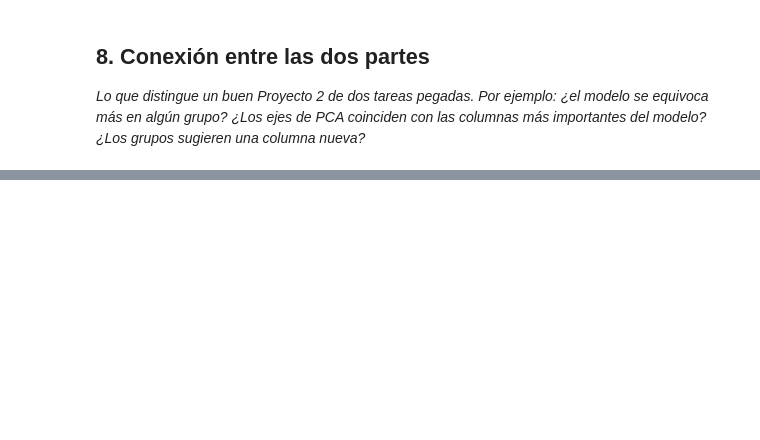
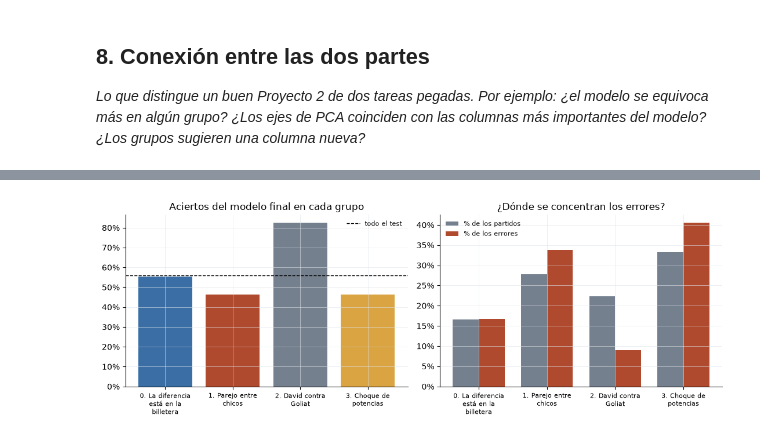
Before and after one commit to MrCifristo/Data-Science, a Jupyter notebook: Proyecto 2/P2_BeltranMilton.ipynb, the cells around one changed output, grey strips where cells are left out. Saved outputs shown, nothing was run; the diff lists cells and outputs as text; code cells hidden in the pictures; blank space fills up the shorter version.

```diff
--- a/Proyecto 2/P2_BeltranMilton.ipynb
+++ b/Proyecto 2/P2_BeltranMilton.ipynb
@@ -649,0 +1122,72 @@ from sklearn.metrics import silhouette_score
+# %%
+import textwrap
+from matplotlib.ticker import PercentFormatter
+
+# los grupos de la seccion 7 contra las predicciones de test de la seccion 6.
+# no se ajusta nada nuevo: el agrupador viene del train y las predicciones son las del modelo final
+NOMBRES_GRUPOS = {0: "La diferencia está en la billetera", 1: "Parejo entre chicos",
+                  2: "David contra Goliat", 3: "Choque de potencias"}
+
+cruce = evaluacion.assign(grupo=grupo_te)
+# log-loss de cada partido: que tan poca probabilidad le dio el modelo a lo que de verdad paso
+col_real = pd.Index(final_ajustado.classes_).get_indexer(cruce["resultado"])
+cruce["perdida"] = -np.log(proba_te[np.arange(len(cruce)), col_real])
+
+
+def medir(s):
+    return {"partidos": len(s),
+            "acierto": s["acierto"].mean(),
+            "f1_macro": f1_score(s["resultado"], s["pred"], average="macro", zero_division=0),
+            "f1_empate": f1_score(s["resultado"], s["pred"], labels=["empate"], average="macro",
+                                  zero_division=0),
+            "log_loss": s["perdida"].mean(),
+            "empates_reales": (s["resultado"] == "empate").mean(),
+            "empates_pred": (s["pred"] == "empate").mean(),
+            "parte_errores": (~s["acierto"]).sum() / (~cruce["acierto"]).sum()}
+
+
+por_grupo = pd.DataFrame({g: medir(s) for g, s in cruce.groupby("grupo")}).T
+por_grupo["parte_test"] = por_grupo["partidos"] / len(cruce)
+por_grupo["parte_train"] = pd.Series(grupo_tr).value_counts(normalize=True)
+total = medir(cruce)
+
+titulo("EL MODELO FINAL EN CADA GRUPO (test, 2022–2025)")
+print(f"  {'grupo':<38} {'partidos':>9} {'acierto':>8} {'F1 macro':>9} {'F1 empate':>10} {'log-loss':>9}")
+for g, f in por_grupo.iterrows():
+    print(f"  {g} {NOMBRES_GRUPOS[g]:<36} {f['partidos']:>9,.0f} {f['acierto']:>8.1%} "
+          f"{f['f1_macro']:>9.3f} {f['f1_empate']:>10.3f} {f['log_loss']:>9.3f}")
+print(f"  {'todo el test':<38} {total['partidos']:>9,} {total['acierto']:>8.1%} "
+      f"{total['f1_macro']:>9.3f} {total['f1_empate']:>10.3f} {total['log_loss']:>9.3f}")
+
+titulo("¿DÓNDE SE CONCENTRAN LOS ERRORES Y LOS EMPATES? (test)")
+print(f"  {'grupo':<38} {'% partidos':>11} {'% errores':>10} {'empates reales':>15} {'empates pred.':>14}")
+for g, f in por_grupo.iterrows():
+    print(f"  {g} {NOMBRES_GRUPOS[g]:<36} {f['parte_test']:>11.1%} {f['parte_errores']:>10.1%} "
+          f"{f['empates_reales']:>15.1%} {f['empates_pred']:>14.1%}")
+
+# si el test tuviera muchos mas partidos de un grupo dificil, el F1 de test bajaria sin que
+# el modelo fuera peor; por eso se compara el reparto
+titulo("¿EL TEST SE PARECE AL TRAIN? (reparto de partidos por grupo)")
+for g, f in por_grupo.iterrows():
+    print(f"  {g} {NOMBRES_GRUPOS[g]:<36} train {f['parte_train']:>6.1%}   test {f['parte_test']:>6.1%}")
+
+fig, ejes = plt.subplots(1, 2, figsize=(11, 4))
+x = np.arange(K)
+etiquetas = [textwrap.fill(f"{g}. {NOMBRES_GRUPOS[g]}", 16) for g in range(K)]
+ejes[0].bar(x, por_grupo["acierto"], color=[colores[g] for g in range(K)])
+ejes[0].axhline(total["acierto"], color="black", lw=1, ls="--", label="todo el test")
+ejes[0].set_title("Aciertos del modelo final en cada grupo")
+ejes[0].legend(frameon=False, fontsize=8)
+ancho = 0.38
+ejes[1].bar(x - ancho / 2, por_grupo["parte_test"], ancho, color=GRIS, label="% de los partidos")
+ejes[1].bar(x + ancho / 2, por_grupo["parte_errores"], ancho, color=ROJO, label="% de los errores")
+ejes[1].set_title("¿Dónde se concentran los errores?")
+ejes[1].legend(frameon=False, fontsize=8)
+for ax in ejes:
+    ax.set_xticks(x)
+    ax.set_xticklabels(etiquetas, fontsize=8)
+    ax.yaxis.set_major_formatter(PercentFormatter(1.0, decimals=0))
+    eje_limpio(ax)
+plt.tight_layout()
+plt.show()
+# %% [output]
@@ -649,0 +1211 @@ from sklearn.metrics import silhouette_score
+[figure, added]
```
Also changed, not shown: parts of 39 cells of this notebook.
